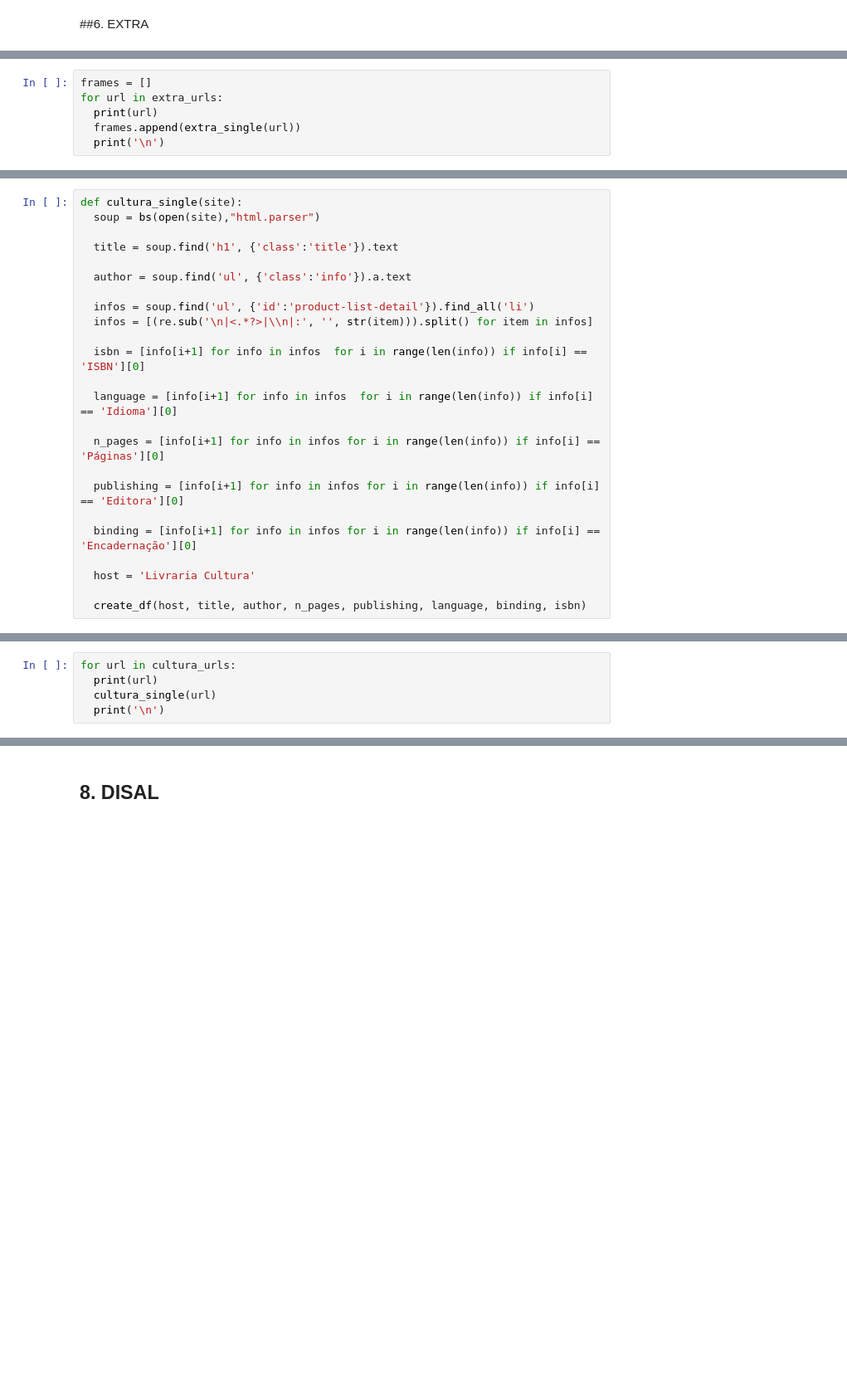
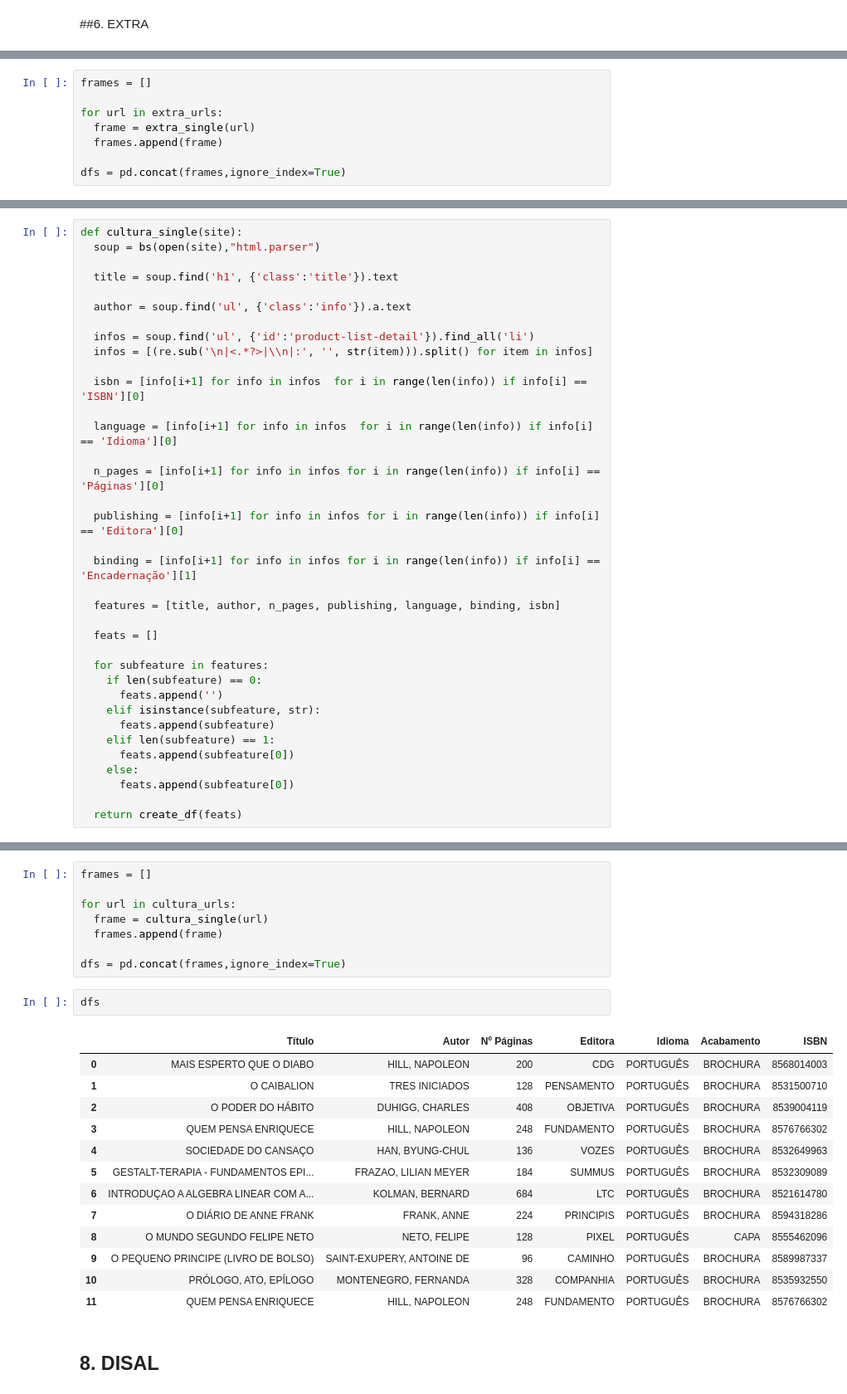
Before and after one commit to cmlins/recuperacaoDeInformacao, a Jupyter notebook: wrapper.ipynb, the cells around one changed output, grey strips where cells are left out. Shown: that part at 83% size. Cells and saved outputs as stored; diff of their text form; blank space fills up the shorter version.

```diff
--- a/wrapper.ipynb
+++ b/wrapper.ipynb
@@ -486,7 +417,9 @@ extra_urls = [r'/content/drive/My Drive/9periodo/Recuperação de Informaça
               r'/content/drive/My Drive/9periodo/Recuperação de Informação/SITES BAIXADOS (Cris)/Extra/Positivas/Livro - Eu, Fernando Pessoa - em Quadrinhos - Susana Ventura - Quadrinhos Adultos no Extra.com.br.html']
 # %%
 frames = []
+
 for url in extra_urls:
-  print(url)
-  frames.append(extra_single(url))
-  print('\n')
+  frame = extra_single(url)
+  frames.append(frame)
+
+dfs = pd.concat(frames,ignore_index=True)
@@ -531,11 +458,23 @@ def cultura_single(site):
 
   publishing = [info[i+1] for info in infos for i in range(len(info)) if info[i] == 'Editora'][0]
 
-  binding = [info[i+1] for info in infos for i in range(len(info)) if info[i] == 'Encadernação'][0]
+  binding = [info[i+1] for info in infos for i in range(len(info)) if info[i] == 'Encadernação'][1]
 
-  host = 'Livraria Cultura'
+  features = [title, author, n_pages, publishing, language, binding, isbn]
 
-  create_df(host, title, author, n_pages, publishing, language, binding, isbn)
+  feats = []
+
+  for subfeature in features:
+    if len(subfeature) == 0:
+      feats.append('')
+    elif isinstance(subfeature, str):
+      feats.append(subfeature)
+    elif len(subfeature) == 1:
+      feats.append(subfeature[0])
+    else:
+      feats.append(subfeature[0])
+
+  return create_df(feats)
 # %%
 cultura_urls = [r'/content/drive/My Drive/9periodo/Recuperação de Informação/SITES BAIXADOS (Cris)/Livaria Cultura/Positivas/Livro - MAIS ESPERTO QUE O DIABO - Livraria Cultura.html',
                 r'/content/drive/My Drive/9periodo/Recuperação de Informação/SITES BAIXADOS (Cris)/Livaria Cultura/Positivas/Livro - O CAIBALION - Livraria Cultura.html',
@@ -549,8 +488,3 @@ cultura_urls = [r'/content/drive/My Drive/9periodo/Recuperação de Informaç
                 r'/content/drive/My Drive/9periodo/Recuperação de Informação/SITES BAIXADOS (Cris)/Livaria Cultura/Positivas/Livro O PEQUENO PRINCIPE (LIVRO DE BOLSO) | Livraria Cultura.html',
                 r'/content/drive/My Drive/9periodo/Recuperação de Informação/SITES BAIXADOS (Cris)/Livaria Cultura/Positivas/Livro PRÓLOGO, ATO, EPÍLOGO | Livraria Cultura.html',
                 r'/content/drive/My Drive/9periodo/Recuperação de Informação/SITES BAIXADOS (Cris)/Livaria Cultura/Positivas/Livro QUEM PENSA ENRIQUECE | Livraria Cultura.html']
-# %%
-for url in cultura_urls:
-  print(url)
-  cultura_single(url)
-  print('\n')
@@ -577,3 +491,27 @@ for url in cultura_urls:
+# %%
+frames = []
+
+for url in cultura_urls:
+  frame = cultura_single(url)
+  frames.append(frame)
+
+dfs = pd.concat(frames,ignore_index=True)
+# %%
+dfs
+# %% [output]
+|  | Título | Autor | Nº Páginas | Editora | Idioma | Acabamento | ISBN |
+| 0 | MAIS ESPERTO QUE O DIABO | HILL, NAPOLEON | 200 | CDG | PORTUGUÊS | BROCHURA | 8568014003 |
+| 1 | O CAIBALION | TRES INICIADOS | 128 | PENSAMENTO | PORTUGUÊS | BROCHURA | 8531500710 |
+| 2 | O PODER DO HÁBITO | DUHIGG, CHARLES | 408 | OBJETIVA | PORTUGUÊS | BROCHURA | 8539004119 |
+| 3 | QUEM PENSA ENRIQUECE | HILL, NAPOLEON | 248 | FUNDAMENTO | PORTUGUÊS | BROCHURA | 8576766302 |
+| 4 | SOCIEDADE DO CANSAÇO | HAN, BYUNG-CHUL | 136 | VOZES | PORTUGUÊS | BROCHURA | 8532649963 |
+| 5 | GESTALT-TERAPIA - FUNDAMENTOS EPI... | FRAZAO, LILIAN MEYER | 184 | SUMMUS | PORTUGUÊS | BROCHURA | 8532309089 |
+| 6 | INTRODUÇAO A ALGEBRA LINEAR COM A... | KOLMAN, BERNARD | 684 | LTC | PORTUGUÊS | BROCHURA | 8521614780 |
+| 7 | O DIÁRIO DE ANNE FRANK | FRANK, ANNE | 224 | PRINCIPIS | PORTUGUÊS | BROCHURA | 8594318286 |
+| 8 | O MUNDO SEGUNDO FELIPE NETO | NETO, FELIPE | 128 | PIXEL | PORTUGUÊS | CAPA | 8555462096 |
+| 9 | O PEQUENO PRINCIPE (LIVRO DE BOLSO) | SAINT-EXUPERY, ANTOINE DE | 96 | CAMINHO | PORTUGUÊS | BROCHURA | 8589987337 |
+| 10 | PRÓLOGO, ATO, EPÍLOGO | MONTENEGRO, FERNANDA | 328 | COMPANHIA | PORTUGUÊS | BROCHURA | 8535932550 |
+| 11 | QUEM PENSA ENRIQUECE | HILL, NAPOLEON | 248 | FUNDAMENTO | PORTUGUÊS | BROCHURA | 8576766302 |
 # %% [markdown]
 ## 8. DISAL
 # %%
```
Also changed, not shown: parts of 46 cells of this notebook.
